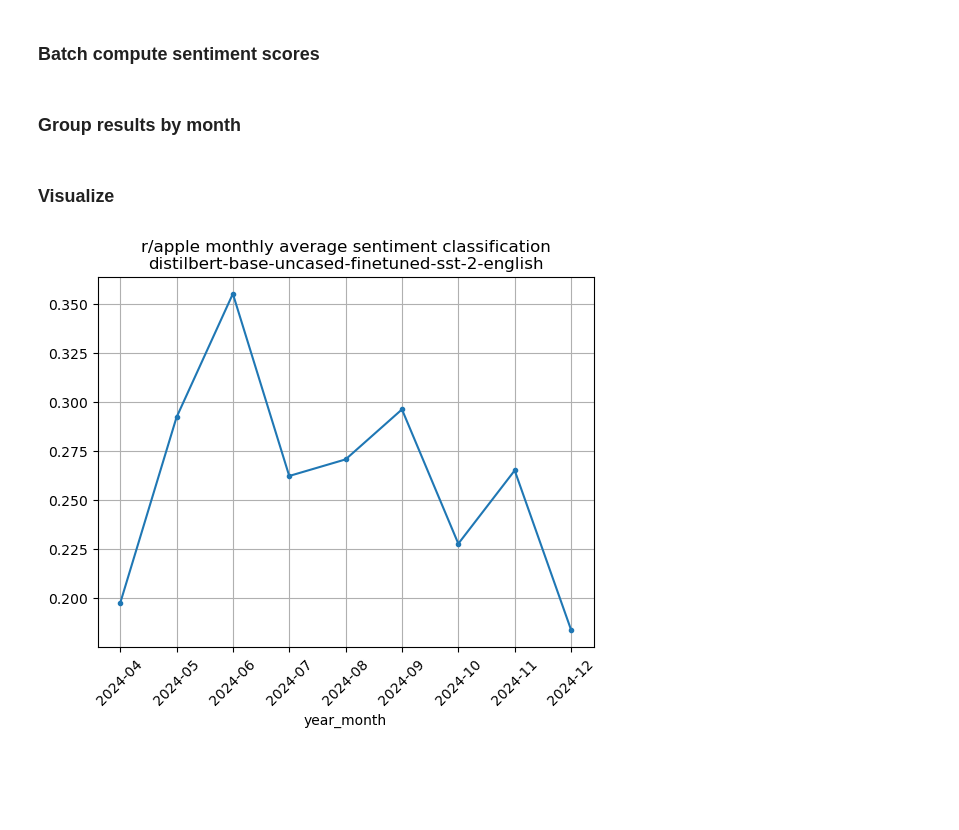
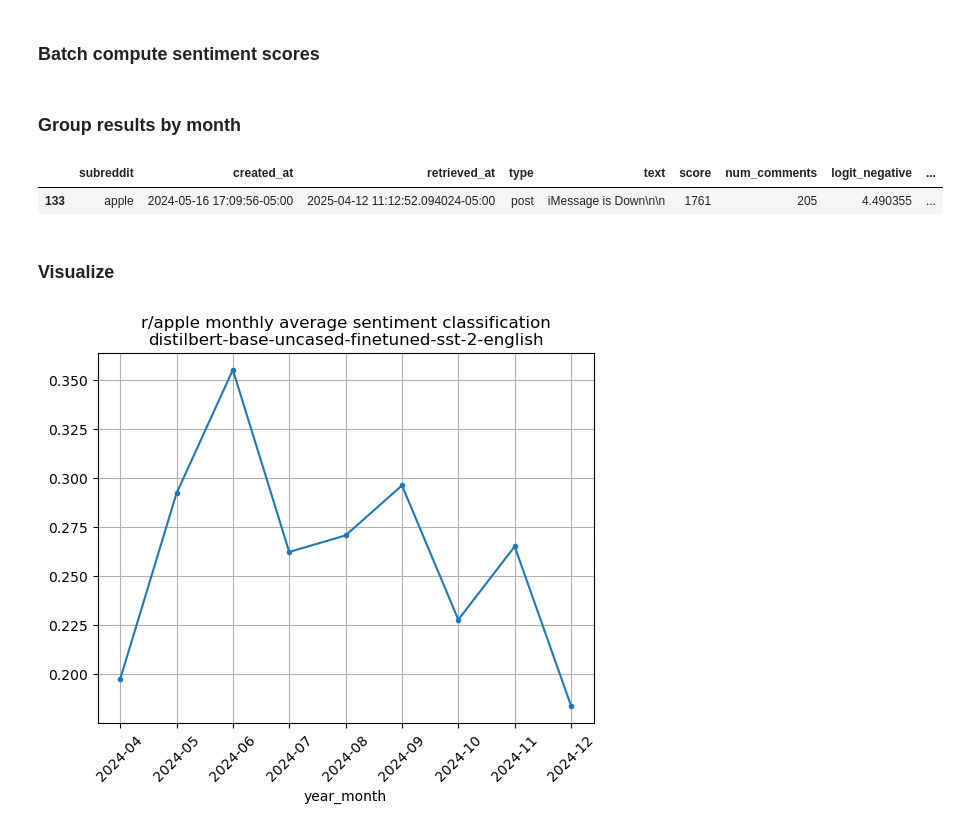
Before and after one commit to halstonblim/local-sentiment-analysis, a Jupyter notebook: notebooks/analyze_sentiment.ipynb, the cells around one changed output. Drawn from its saved outputs; the diff is of its cells as text; code cells hidden in the pictures; blank space fills up the shorter version.

```diff
--- a/notebooks/analyze_sentiment.ipynb
+++ b/notebooks/analyze_sentiment.ipynb
@@ -65,6 +65,11 @@ df["predicted_sentiment"] = preds
 df["predicted_label"] = df["predicted_sentiment"].replace({0: "negative", 1: "positive"})
 # %% [markdown]
 ### Group results by month
+# %%
+df[df.text.str.len() < 20]
+# %% [output]
+|  | subreddit | created_at | retrieved_at | type | text | score | num_comments | logit_negative | ... |
+| 133 | apple | 2024-05-16 17:09:56-05:00 | 2025-04-12 11:12:52.094024-05:00 | post | iMessage is Down\n\n | 1761 | 205 | 4.490355 | ... |
 # %%
 df["date"] =  pd.to_datetime(df["created_at"],utc=True).dt.date
 df["year_month"] = pd.to_datetime(df["created_at"],utc=True).dt.strftime("%Y-%m")
```
Also changed, not shown: 6 other files.
